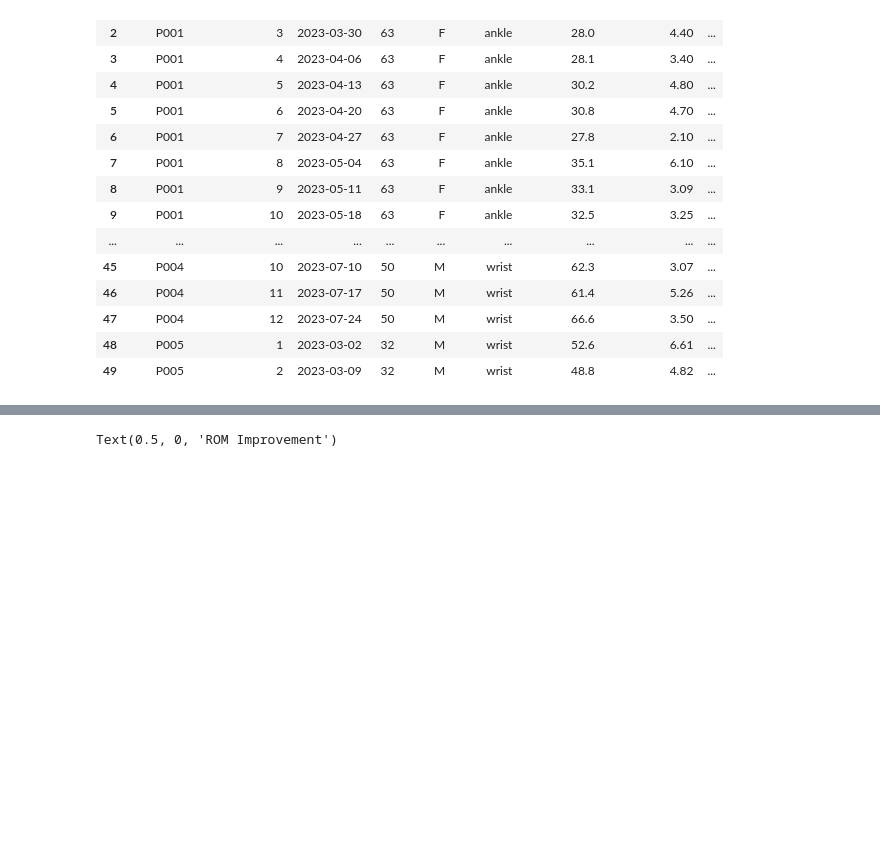
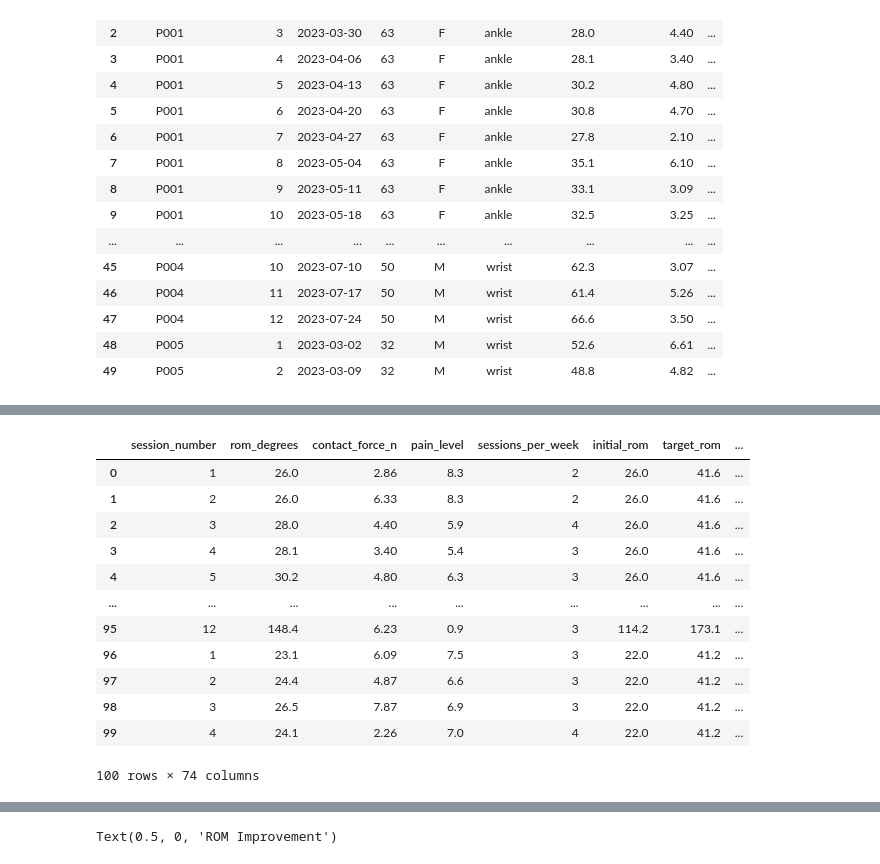
Before and after one commit to pydarl/ROM-Data-Analyser, a Jupyter notebook: notebooks/06_ml_preparation.ipynb, the cells around one changed output, grey strips where cells are left out. Drawn from its saved outputs; the diff is of its cells as text; code cells hidden in the pictures; blank space fills up the shorter version.

```diff
--- a/notebooks/06_ml_preparation.ipynb
+++ b/notebooks/06_ml_preparation.ipynb
@@ -100,4 +107,19 @@ df.head()
 # %%
 #Ensure all features are numeric (encode any remaining object/category columns)
 df = pd.get_dummies(df, dtype=int)
+df.head(100)
+# %% [output]
+|  | session_number | rom_degrees | contact_force_n | pain_level | sessions_per_week | initial_rom | target_rom | ... |
+| 0 | 1 | 26.0 | 2.86 | 8.3 | 2 | 26.0 | 41.6 | ... |
+| 1 | 2 | 26.0 | 6.33 | 8.3 | 2 | 26.0 | 41.6 | ... |
+| 2 | 3 | 28.0 | 4.40 | 5.9 | 4 | 26.0 | 41.6 | ... |
+| 3 | 4 | 28.1 | 3.40 | 5.4 | 3 | 26.0 | 41.6 | ... |
+| 4 | 5 | 30.2 | 4.80 | 6.3 | 3 | 26.0 | 41.6 | ... |
+| ... | ... | ... | ... | ... | ... | ... | ... | ... |
+| 95 | 12 | 148.4 | 6.23 | 0.9 | 3 | 114.2 | 173.1 | ... |
+| 96 | 1 | 23.1 | 6.09 | 7.5 | 3 | 22.0 | 41.2 | ... |
+| 97 | 2 | 24.4 | 4.87 | 6.6 | 3 | 22.0 | 41.2 | ... |
+| 98 | 3 | 26.5 | 7.87 | 6.9 | 3 | 22.0 | 41.2 | ... |
+| 99 | 4 | 24.1 | 2.26 | 7.0 | 4 | 22.0 | 41.2 | ... |
+100 rows × 74 columns
 # %%
```
Also changed, not shown: parts of 14 cells of this notebook, 2 other files.
